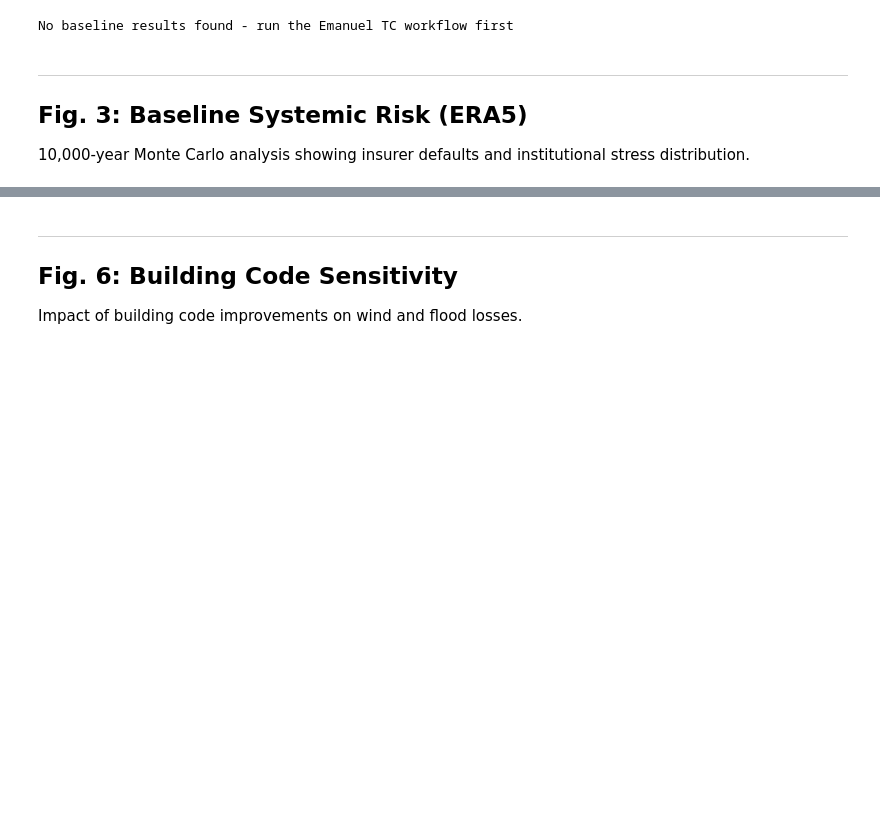
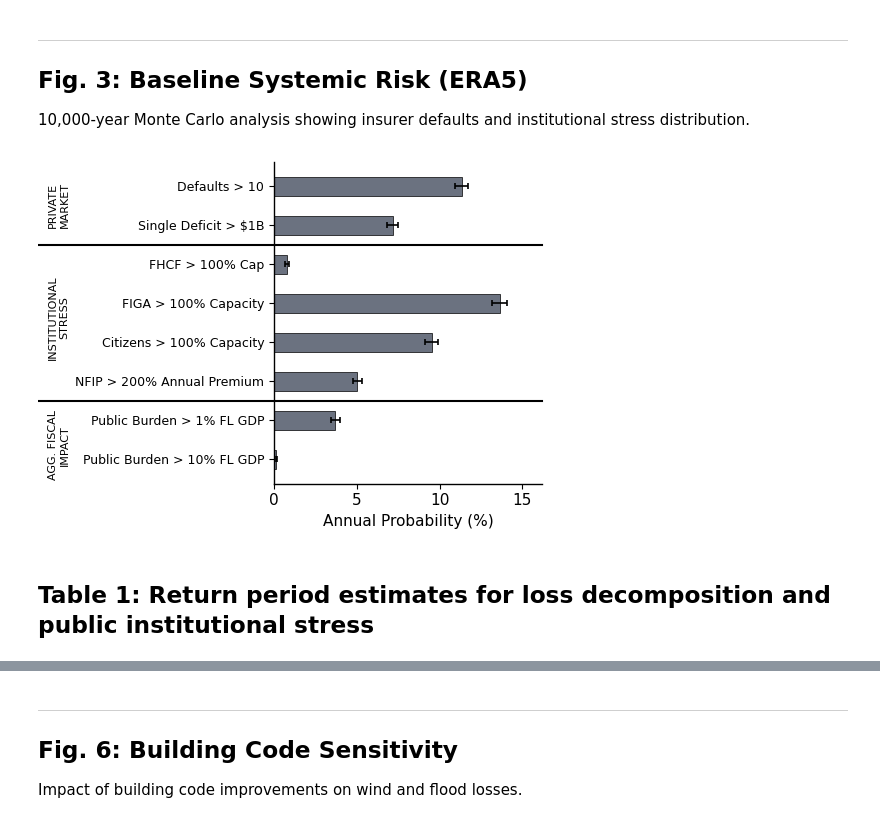
Before and after one commit to simonameiler/systemic_insurance_risk_fl_pub, a Jupyter notebook: notebooks/probabilistic_risk_analysis.ipynb, the cells around one changed output, grey strips where cells are left out. Saved outputs shown, nothing was run; the diff lists cells and outputs as text; code cells hidden in the pictures; blank space fills up the shorter version.

```diff
--- a/notebooks/probabilistic_risk_analysis.ipynb
+++ b/notebooks/probabilistic_risk_analysis.ipynb
@@ -46,11 +40,10 @@ Setup complete
 # %%
 # Helper: Load Emanuel MC results
 def load_mc_results(run_dir):
-    """Load Monte Carlo results from a run directory."""
-    pkl_path = run_dir / 'parametric_results_tables.pkl'
-    if pkl_path.exists():
-        with open(pkl_path, 'rb') as f:
-            return pickle.load(f)
+    """Load Monte Carlo results from a run directory (iterations.csv)."""
+    csv_path = run_dir / 'iterations.csv'
+    if csv_path.exists():
+        return pd.read_csv(csv_path)
     return None
 
 def get_latest_run(prefix):
@@ -59,18 +52,12 @@ def get_latest_run(prefix):
     return runs[0] if runs else None
 # %%
 # Load baseline ERA5 results
-# Run output dirs: emanuel_era5_baseline_TIMESTAMP (from run_emanuel_monte_carlo.py or era5_baseline_TIMESTAMP from submit_emanuel_era5_baseline.sh)
-baseline_dir = get_latest_run('era5_baseline')
-if baseline_dir is None:
-    baseline_dir = get_latest_run('emanuel_era5_baseline')
+baseline_dir = get_latest_run('emanuel_era5_baseline')
 if baseline_dir:
     baseline_results = load_mc_results(baseline_dir)
-    print(f"Loaded baseline from: {baseline_dir.name}")
 else:
     print("No baseline results found - run the Emanuel TC workflow first")
     baseline_results = None
-# %% [output]
-No baseline results found - run the Emanuel TC workflow first
 # %% [markdown]
 ---
 ## Fig. 3: Baseline Systemic Risk (ERA5)
@@ -133,0 +196,62 @@ if baseline_results:
+# %%
+from matplotlib.patches import Patch
+
+fig, ax = plt.subplots(figsize=(5, 4))
+
+# Reverse order for display (bottom to top)
+df_reversed = df_era5_metrics[::-1].reset_index(drop=True)
+values = df_reversed['Annual Probability (%)'].values
+
+# Get uncertainty bounds
+p10_vals = df_reversed['P10'].values
+p90_vals = df_reversed['P90'].values
+
+# Calculate error bars (asymmetric)
+lower_errors = values - p10_vals
+upper_errors = p90_vals - values
+
+# Single color for all bars
+colors = '#6B7280'
+
+bars = ax.barh(df_reversed['Metric'], values, height=0.5,
+               xerr=[lower_errors, upper_errors],
+               color=colors, edgecolor='black', linewidth=0.5,
+               error_kw={'linewidth': 1.2, 'ecolor': 'black', 'capsize': 2, 'capthick': 1.2})
+
+# Add category separators
+ax.axhline(y=1.5, color='black', linewidth=1.5, xmin=-1.5, xmax=1.0, clip_on=False)
+ax.axhline(y=5.5, color='black', linewidth=1.5, xmin=-1.5, xmax=1.0, clip_on=False)
+
+ax.set_xlabel('Annual Probability (%)', fontsize=11, fontweight='normal')
+ax.set_xlim(0, max(p90_vals) * 1.15)
+
+# Remove grid
+ax.grid(False)
+
+# Style axes
+ax.spines['left'].set_color('black')
+ax.spines['bottom'].set_color('black')
+ax.spines['left'].set_linewidth(1)
+ax.spines['bottom'].set_linewidth(1)
+ax.spines['top'].set_visible(False)
+ax.spines['right'].set_visible(False)
+ax.tick_params(axis='both', colors='black')
+ax.tick_params(axis='y', labelsize=9)
+
+# Add category labels
+fig.text(0.00, 0.85, 'PRIVATE\nMARKET', fontsize=8, fontweight='normal',
+         va='center', ha='center', color='k', rotation=90)
+fig.text(0.00, 0.57, 'INSTITUTIONAL\nSTRESS', fontsize=8, fontweight='normal',
+         va='center', ha='center', color='k', rotation=90)
+fig.text(0.00, 0.25, 'AGG. FISCAL\nIMPACT', fontsize=8, fontweight='normal',
+         va='center', ha='center', color='k', rotation=90)
+
+plt.tight_layout()
+out_file = Path('../results/figures/fig_era5_systemic_risk_baseline.png')
+out_file.parent.mkdir(parents=True, exist_ok=True)
+plt.savefig(out_file, dpi=300, bbox_inches='tight')
+plt.show()
+# %% [output]
+[figure, added]
+# %% [markdown]
+## Table 1: Return period estimates for loss decomposition and public institutional stress
```
Also changed, not shown: parts of 44 cells of this notebook, 4 other files.
